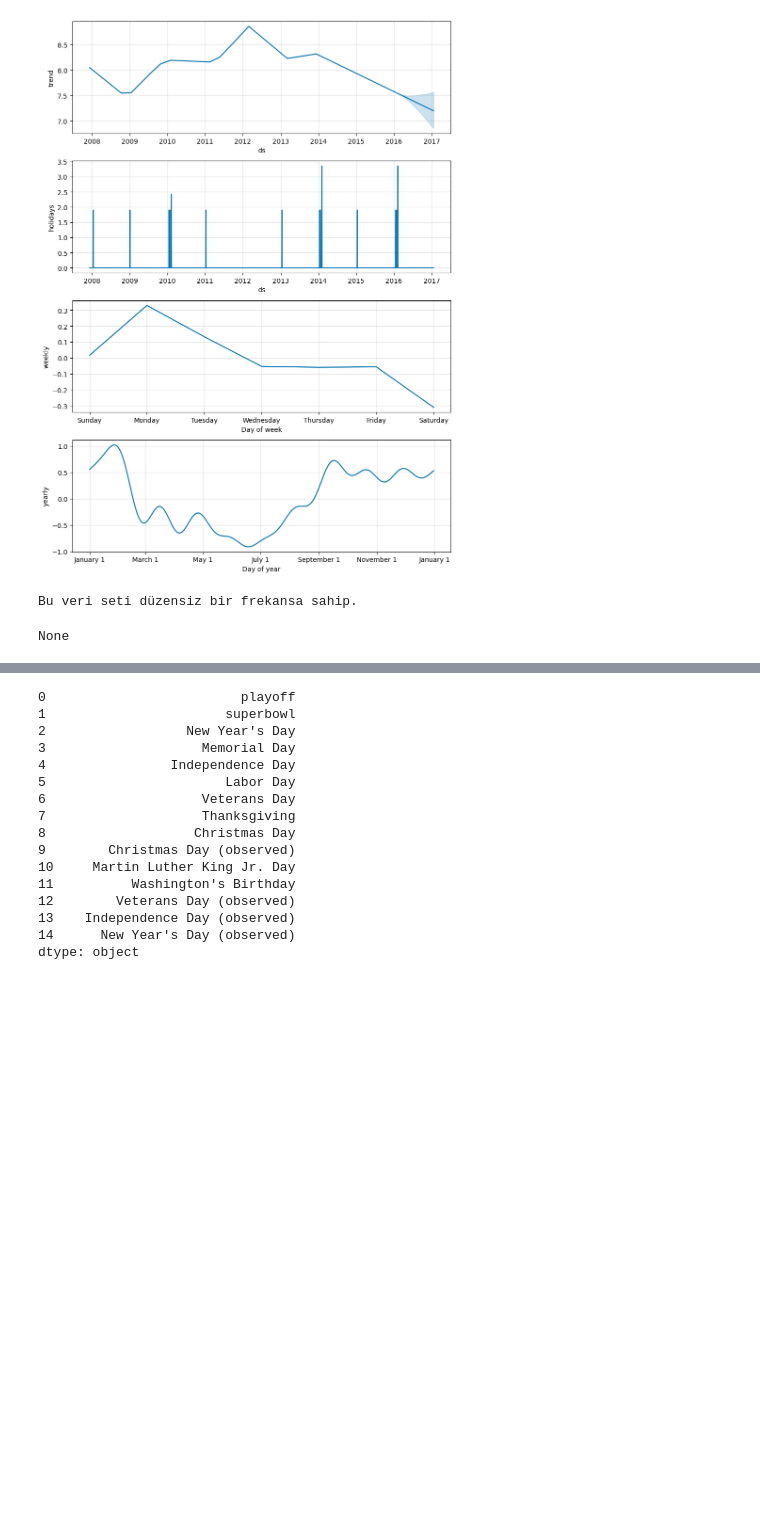
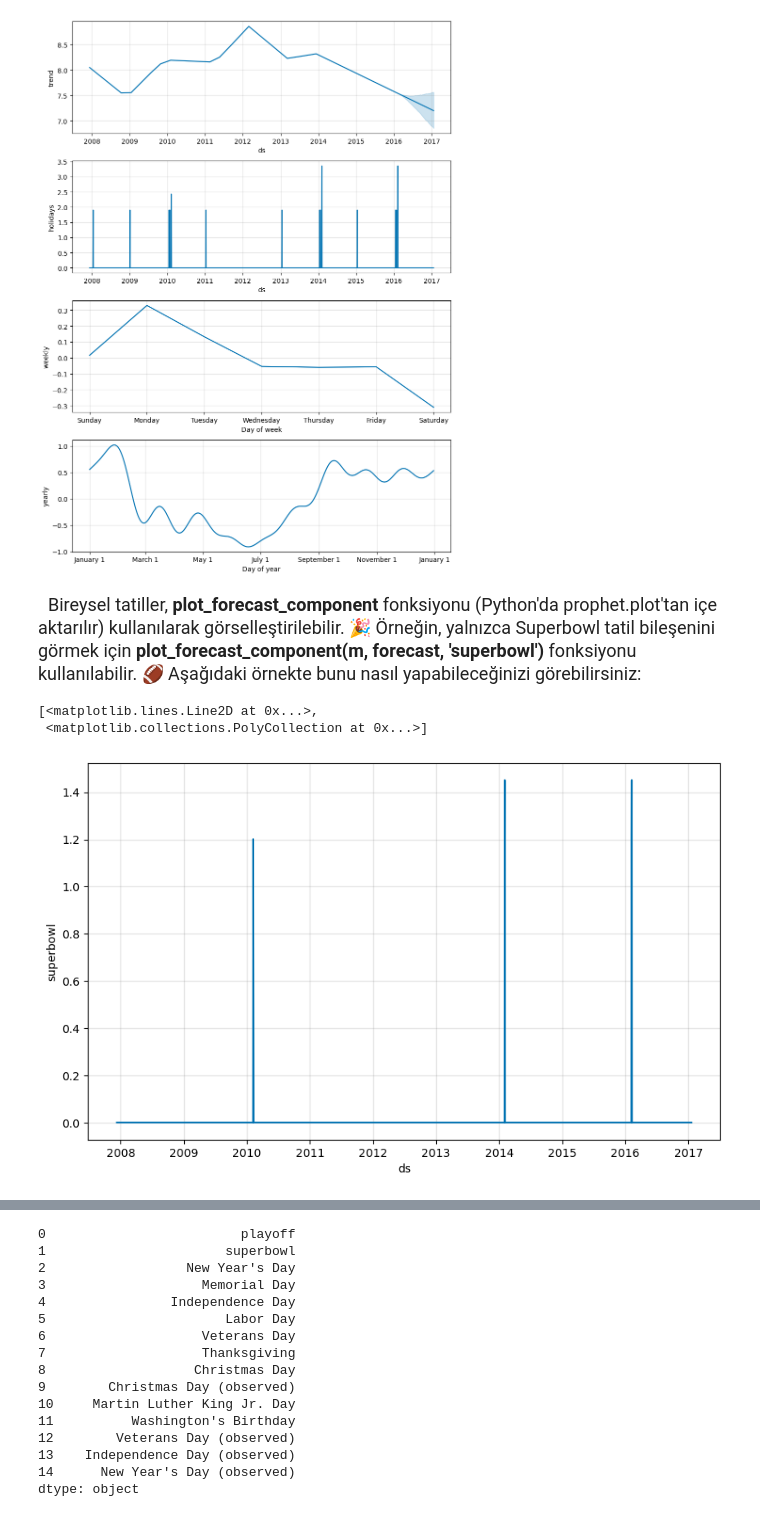
Before and after one commit to SumeyraBayrak/Prophet-Forecasting-Toolkit, a Jupyter notebook: 4-seasonality-holidayeffects-and-regressors-Copy1.ipynb, the cells around one changed output, grey strips where cells are left out. Cells and saved outputs as stored; diff of their text form; code cells hidden in the pictures; blank space fills up the shorter version.

```diff
--- a/4-seasonality-holidayeffects-and-regressors-Copy1.ipynb
+++ b/4-seasonality-holidayeffects-and-regressors-Copy1.ipynb
@@ -60,20 +106,14 @@ forecast[(forecast['playoff'] + forecast['superbowl']).abs() > 0][
 fig = m.plot_components(forecast)
 # %% [output]
 [figure]
-# %%
-# Zaman serisi oluşturma
-time_series = pd.Series(df["y"].values, index=pd.to_datetime(df["ds"]))
-
-# Frekansı kontrol et
-frequency = pd.infer_freq(time_series.index)
-if frequency is None:
-    print("Bu veri seti düzensiz bir frekansa sahip.")
-else:
-    print(f"Frekans: {frequency}")
-# %% [output]
-Bu veri seti düzensiz bir frekansa sahip.
-# %%
-frequency = pd.infer_freq(time_series.index)
-print(frequency)
-# %% [output]
-None
+# %% [markdown]
+<font size="4" style="padding: 10px; font-family: Arial, sans-serif; line-height: 1.6; display: block; margin-bottom: 15px; text-align: justify;">
+    Bireysel tatiller, <strong>plot_forecast_component</strong> fonksiyonu (Python'da prophet.plot'tan içe aktarılır) kullanılarak görselleştirilebilir. 🎉 Örneğin, yalnızca Superbowl tatil bileşenini görmek için <strong>plot_forecast_component(m, forecast, 'superbowl')</strong> fonksiyonu kullanılabilir. 🏈 Aşağıdaki örnekte bunu nasıl yapabileceğinizi görebilirsiniz:
+</font>
+# %%
+from prophet.plot import plot_forecast_component
+plot_forecast_component(m, forecast, 'superbowl')
+# %% [output]
+[<matplotlib.lines.Line2D at 0x...>,
+ <matplotlib.collections.PolyCollection at 0x...>]
+[figure, added]
```
Also changed, not shown: parts of 40 cells of this notebook, 3 other files.
